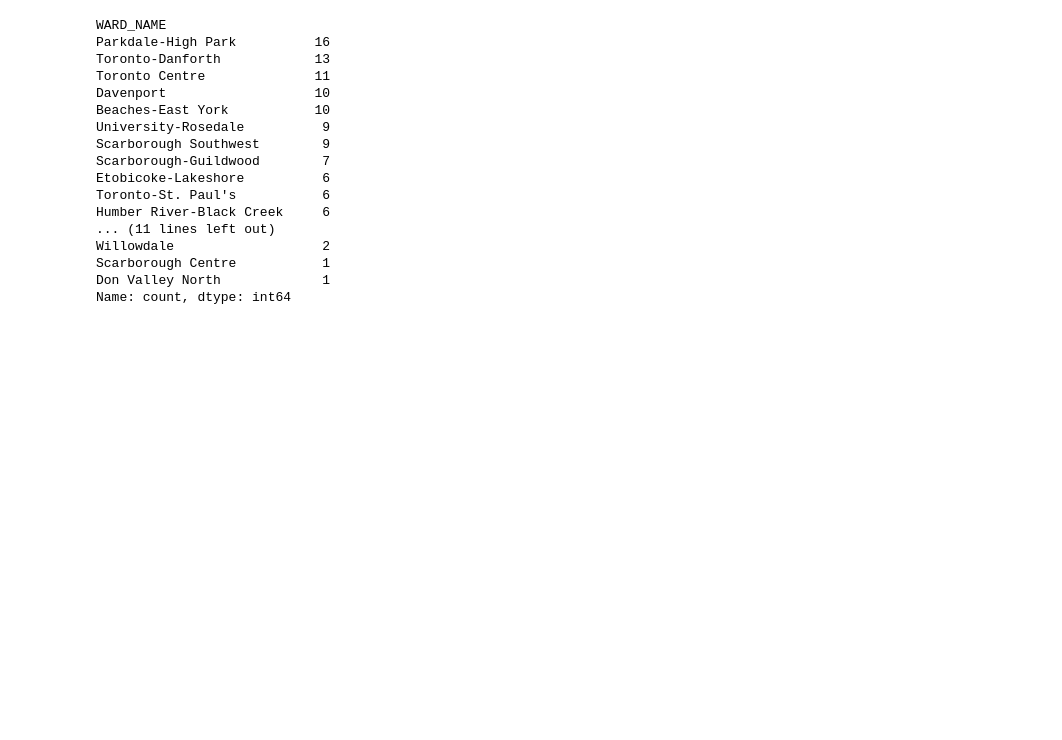
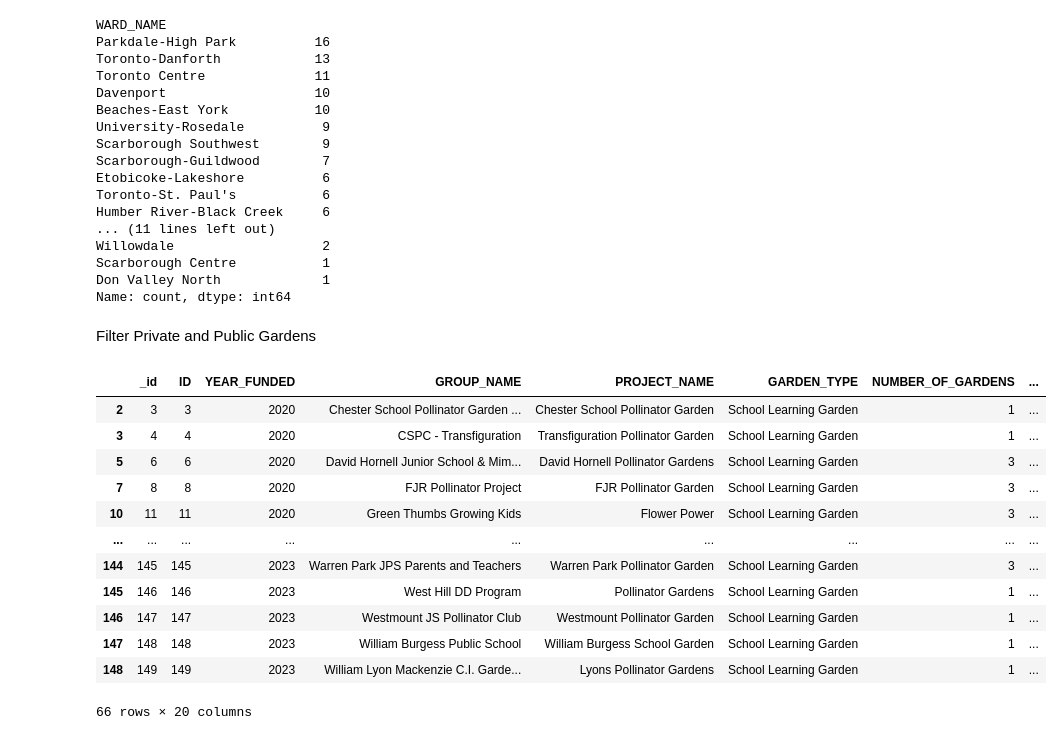
Before and after one commit to minibaconbaby/Data-Hustlers, a Jupyter notebook: PollinateTO.ipynb, the cells around one changed output. Cells and saved outputs as stored; diff of their text form; code cells hidden in the pictures; blank space fills up the shorter version.

Commit message:
Imported Data and Cleaned Pollinate TO

```diff
--- a/PollinateTO.ipynb
+++ b/PollinateTO.ipynb
@@ -60,3 +62,28 @@ Willowdale                   2
 Scarborough Centre           1
 Don Valley North             1
 Name: count, dtype: int64
+# %% [markdown]
+Filter Private and Public Gardens
+# %%
+private_gardens = data[data['PRIMARY_LOCATION_NAME'].str.contains('Private', case=False, na=False)]
+
+school_gardens = data[data['GARDEN_TYPE'].str.contains('School', case=False, na=False)]
+
+# The rest go to 'public_gardens'
+public_gardens = data[~data['PRIMARY_LOCATION_NAME'].str.contains('Private', case=False, na=False)]
+
+school_gardens
+# %% [output]
+|  | _id | ID | YEAR_FUNDED | GROUP_NAME | PROJECT_NAME | GARDEN_TYPE | NUMBER_OF_GARDENS | ... |
+| 2 | 3 | 3 | 2020 | Chester School Pollinator Garden ... | Chester School Pollinator Garden | School Learning Garden | 1 | ... |
+| 3 | 4 | 4 | 2020 | CSPC - Transfiguration | Transfiguration Pollinator Garden | School Learning Garden | 1 | ... |
+| 5 | 6 | 6 | 2020 | David Hornell Junior School & Mim... | David Hornell Pollinator Gardens | School Learning Garden | 3 | ... |
+| 7 | 8 | 8 | 2020 | FJR Pollinator Project | FJR Pollinator Garden | School Learning Garden | 3 | ... |
+| 10 | 11 | 11 | 2020 | Green Thumbs Growing Kids | Flower Power | School Learning Garden | 3 | ... |
+| ... | ... | ... | ... | ... | ... | ... | ... | ... |
+| 144 | 145 | 145 | 2023 | Warren Park JPS Parents and Teachers | Warren Park Pollinator Garden | School Learning Garden | 3 | ... |
+| 145 | 146 | 146 | 2023 | West Hill DD Program | Pollinator Gardens | School Learning Garden | 1 | ... |
+| 146 | 147 | 147 | 2023 | Westmount JS Pollinator Club | Westmount Pollinator Garden | School Learning Garden | 1 | ... |
+| 147 | 148 | 148 | 2023 | William Burgess Public School | William Burgess School Garden | School Learning Garden | 1 | ... |
+| 148 | 149 | 149 | 2023 | William Lyon Mackenzie C.I. Garde... | Lyons Pollinator Gardens | School Learning Garden | 1 | ... |
+66 rows × 20 columns
```
Also changed, not shown: parts of 13 cells of this notebook.
